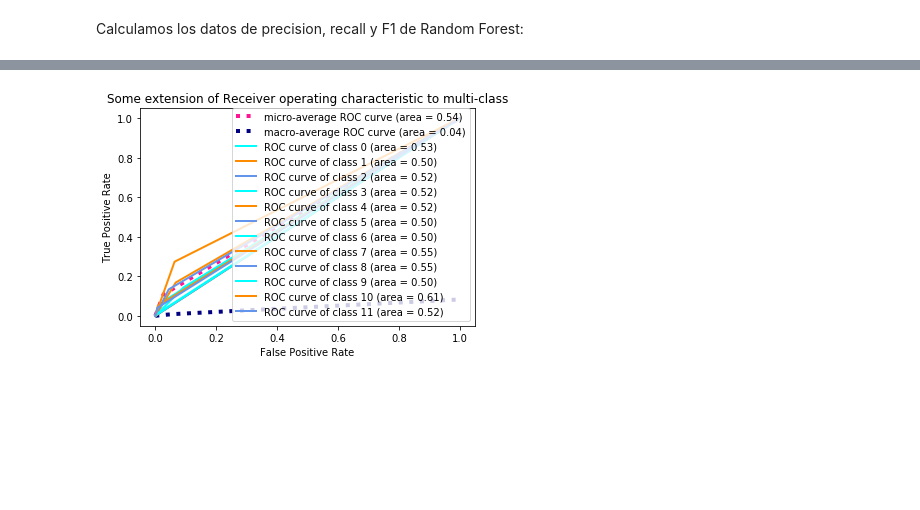
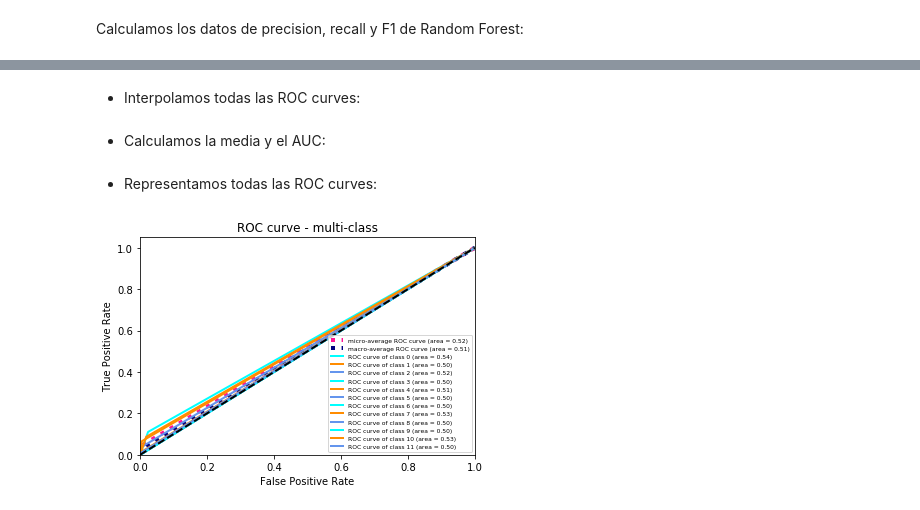
Before and after one commit to LauraRepullo/datamad0119, a Jupyter notebook: module-3/supervised-learning-project/your-code/main.ipynb, the cells around one changed output, grey strips where cells are left out. Saved outputs shown, nothing was run; the diff lists cells and outputs as text; code cells hidden in the pictures; blank space fills up the shorter version.

```diff
--- a/module-3/supervised-learning-project/your-code/main.ipynb
+++ b/module-3/supervised-learning-project/your-code/main.ipynb
@@ -422,0 +440,4 @@ print(f1_score)
+# %%
+mean_tpr = np.zeros_like(all_fpr)
+for i in range(n_classes):
+    mean_tpr += interp(all_fpr, fpr[i], tpr[i])
@@ -422,0 +446,6 @@ print(f1_score)
+# %%
+mean_tpr /= n_classes
+
+fpr["macro"] = all_fpr
+tpr["macro"] = mean_tpr
+roc_auc["macro"] = auc(fpr["macro"], tpr["macro"])
@@ -567,12 +630,7 @@ print(f1_score2)
 # %%
-# Calcular la ROC curve de los dos cls:
-
-# Binarize the output
 y = label_binarize(y, classes=[0,1, 2, 3, 4, 5, 6, 7, 8, 9, 10, 11])
 n_classes = y.shape[1]
 X_train, X_test, y_train, y_test = train_test_split(X, y, test_size=0.2, shuffle=True)
 
-# Learn to predict each class against the other
-#classifier = OneVsRestClassifier(svm.SVC(kernel='linear', probability=True, random_state=random_state))
 
-y_score = cls_kn.fit(X_train, y_train).predict(X_test)
+y_score2 = cls_forest.fit(X_train, y_train).predict(X_test)
@@ -579,8 +639,7 @@ y_score = cls_kn.fit(X_train, y_train).predict(X_test)
 # %%
-# Compute ROC curve and ROC area for each class
 fpr = dict()
 tpr = dict()
 roc_auc = dict()
 for i in range(n_classes):
-    fpr[i], tpr[i], _ = roc_curve(y_test[:, i], y_score[:, i])
+    fpr[i], tpr[i], _ = roc_curve(y_test[:, i], y_score2[:, i])
     roc_auc[i] = auc(fpr[i], tpr[i])
@@ -593,2 +654,4 @@ roc_auc["micro"] = auc(fpr["micro"], tpr["micro"])
 all_fpr = np.unique(np.concatenate([fpr[i] for i in range(n_classes)]))
+# %% [markdown]
+- Interpolamos todas las ROC curves:
 # %%
@@ -596,4 +658,6 @@ all_fpr = np.unique(np.concatenate([fpr[i] for i in range(n_classes)]))
 mean_tpr = np.zeros_like(all_fpr)
 for i in range(n_classes):
     mean_tpr += interp(all_fpr, fpr[i], tpr[i])
+# %% [markdown]
+- Calculamos la media y el AUC:
 # %%
@@ -603,33 +666,34 @@ mean_tpr /= n_classes
 fpr["macro"] = all_fpr
 tpr["macro"] = mean_tpr
 roc_auc["macro"] = auc(fpr["macro"], tpr["macro"])
+# %% [markdown]
+- Representamos todas las ROC curves:
 # %%
-# Plot all ROC curves
+plt.figure()
 lw = 2
-plt.figure()
 plt.plot(fpr["micro"], tpr["micro"],
          label='micro-average ROC curve (area = {0:0.2f})'
                ''.format(roc_auc["micro"]),
          color='deeppink', linestyle=':', linewidth=4)
 
 plt.plot(fpr["macro"], tpr["macro"],
          label='macro-average ROC curve (area = {0:0.2f})'
                ''.format(roc_auc["macro"]),
          color='navy', linestyle=':', linewidth=4)
 
 colors = cycle(['aqua', 'darkorange', 'cornflowerblue'])
 for i, color in zip(range(n_classes), colors):
     plt.plot(fpr[i], tpr[i], color=color, lw=lw,
              label='ROC curve of class {0} (area = {1:0.2f})'
              ''.format(i, roc_auc[i]))
 
-#plt.plot([0, 1], [0, 1], 'k--', lw=lw)
-#plt.xlim([0.0, 1.0])
-#plt.ylim([0.0, 1.05])
+plt.plot([0, 1], [0, 1], 'k--', lw=lw)
+plt.xlim([0.0, 1.0])
+plt.ylim([0.0, 1.05])
 plt.xlabel('False Positive Rate')
 plt.ylabel('True Positive Rate')
-plt.title('Some extension of Receiver operating characteristic to multi-class')
-plt.legend(loc="lower right")
+plt.title('ROC curve - multi-class')
+plt.legend(loc="lower right", prop={'size': 6})
 plt.show()
 # %% [output]
-[figure, old version]
+[figure, new version]
```
Also changed, not shown: parts of 31 cells of this notebook.
